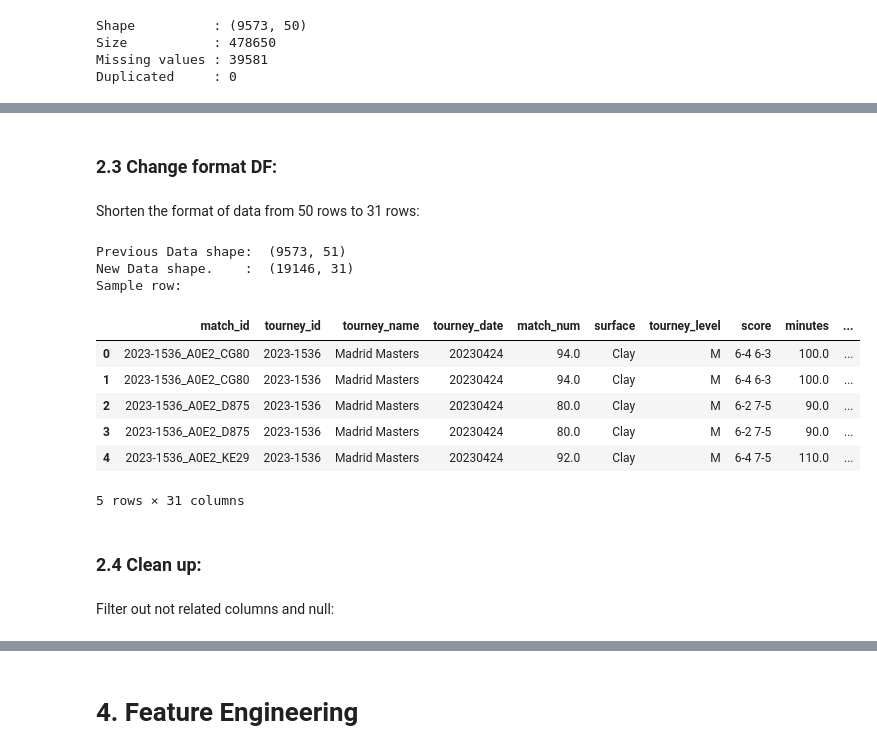
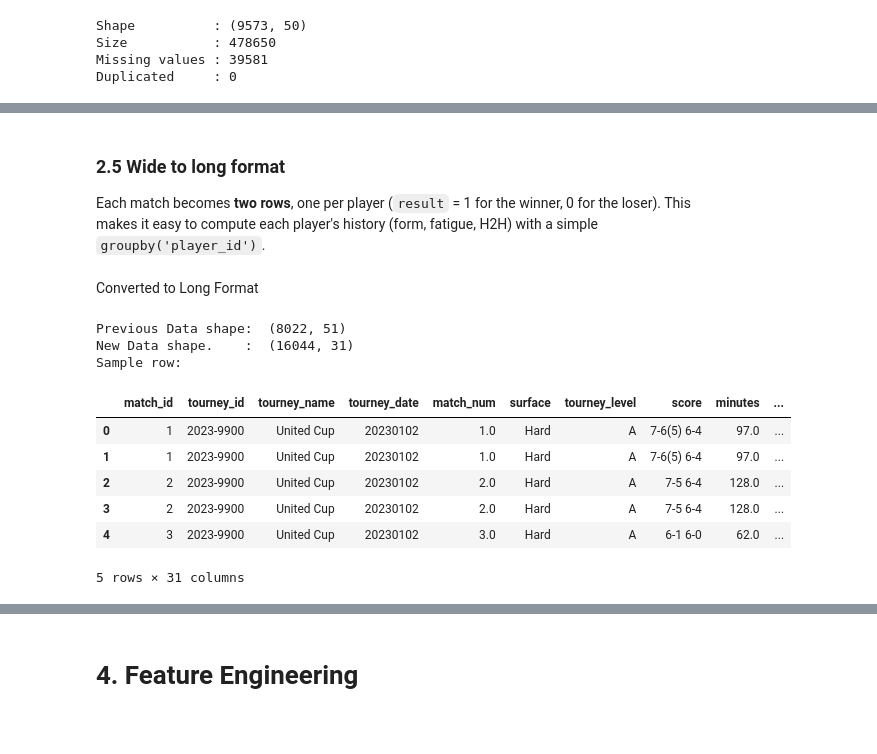
Before and after one commit to Lukevu-hub/us-open-ml-predictor, a Jupyter notebook: US_Open_26.ipynb, the cells around one changed output, grey strips where cells are left out. Cells and saved outputs as stored; diff of their text form; code cells hidden in the pictures; blank space fills up the shorter version.

```diff
--- a/US_Open_26.ipynb
+++ b/US_Open_26.ipynb
@@ -73,0 +97,12 @@ Duplicated     : 0
+# %%
+df_clean = df[df['match_num'].notnull()].copy()
+df_clean = df_clean[~df_clean['tourney_name'].str.contains('Davis')] # Not include Davis CUP
+df_clean = df_clean[df_clean['w_SvGms'].notnull() & df_clean['l_SvGms'].notnull()]              # Remove missing points data
+df_clean = df_clean[~df_clean['score'].str.contains('W/O|RET|DEF', na=False)]         # Remove matches with retirement/ walkover/ Default
+df_clean['tourney_name'] = df_clean['tourney_name'].replace('Rio de Janeiro', 'Rio De Janeiro') # Standardize tournament name
+df_clean = df_clean.reset_index(drop=True) #Reset index after cleaning
+df_clean['match_id'] = np.arange(len(df_clean)) + 1 # Add match_id column
+print("Data shape after cleaning: ")
+check_df(df_clean)
+missing = pd.DataFrame(df_clean.isnull().sum(), columns=['missing_count'])
+print("\n", missing[missing['missing_count'] > 0])
@@ -74,65 +170,61 @@ Duplicated     : 0
 # %% [markdown]
-### 2.3 Change format DF:
+### 2.5 Wide to long format
+Each match becomes **two rows**, one per player (`result` = 1 for the winner, 0 for the loser).
+This makes it easy to compute each player's history (form, fatigue, H2H) with a simple `groupby('player_id')`.
-# %% [markdown]
-Shorten the format of data from 50 rows to 31 rows:
 # %%
 # Data Cleaning and Formatting
 def convert_to_long_format(df):
     """
     convert from wide format to long format
     """
-    # 1. Create Match ID by combining tourney_id, winner_id, and loser_id
-    df['match_id'] = df['tourney_id'].astype(str) + "_" + df['winner_id'].astype(str)+ "_" + df['loser_id'].astype(str)
 
-    # 2. Maintain common columns for both Winner and Loser groups
+    # 1. Maintain common columns for both Winner and Loser groups
     common_cols = ['match_id','tourney_id','tourney_name', 'tourney_date','match_num','surface', 'tourney_level','score','minutes']
 
-    # 3. Create Winner group by removing 'winner_' and 'w_'
+    # 2. Create Winner group by removing 'winner_' and 'w_'
     winner_cols = [c for c in df.columns if c.startswith('winner_') or c.startswith('w_')]
     df_winner = df[common_cols + winner_cols].copy()
     df_winner.columns = [c.replace('winner_', 'player_').replace('w_', 'player_') for c in df_winner.columns]
 
-    # 4. Compute result column = 1 (Win) and create opponent_id
+    # 3. Compute result column = 1 (Win) and create opponent_id
     df_winner['result'] = 1
     df_winner['opponent_id'] = df['loser_id']
     df_winner['opponent_name'] = df['loser_name']
 
-    # 5. Create Loser Group by removing 'loser_' and 'l_'
+    # 4. Create Loser Group by removing 'loser_' and 'l_'
     loser_cols = [c for c in df.columns if c.startswith('loser_') or c.startswith('l_')]
     df_loser = df[common_cols + loser_cols].copy()
     df_loser.columns = [c.replace('loser_', 'player_').replace('l_', 'player_') for c in df_loser.columns]
 
-    # 6. Compute result column = 0 (Loss) and create opponent_id
+    # 5. Compute result column = 0 (Loss) and create opponent_id
     df_loser['result'] = 0
     df_loser['opponent_id'] = df['winner_id']
     df_loser['opponent_name'] = df['winner_name']
 
-    # 7. Concatenate winner and loser tables
+    # 6. Concatenate winner and loser tables
     df_long = pd.concat([df_winner, df_loser], ignore_index=True)
 
-    # 8. Sort by match_id to ensure that winner and loser of the same match are adjacent
+    # 7. Sort by match_id to ensure that winner and loser of the same match are adjacent
     df_long = df_long.sort_values(by=['match_id']).reset_index(drop=True)
 
     return df_long
+# %% [markdown]
+Converted to Long Format
 # %%
 # Convert to long format and check results:
-df_new = convert_to_long_format(df)
-print("Previous Data shape: ", df.shape)
-print("New Data shape.    : ", df_new.shape)
+df_final = convert_to_long_format(df_clean)
+print("Previous Data shape: ", df_clean.shape)
+print("New Data shape.    : ", df_final.shape)
 print("Sample row:")
-df_new.head(5)
+df_final.head(5)
 # %% [output]
-Previous Data shape:  (9573, 51)
-New Data shape.    :  (19146, 31)
+Previous Data shape:  (8022, 51)
+New Data shape.    :  (16044, 31)
 Sample row:
 |  | match_id | tourney_id | tourney_name | tourney_date | match_num | surface | tourney_level | score | minutes | ... |
-| 0 | 2023-1536_A0E2_CG80 | 2023-1536 | Madrid Masters | 20230424 | 94.0 | Clay | M | 6-4 6-3 | 100.0 | ... |
-| 1 | 2023-1536_A0E2_CG80 | 2023-1536 | Madrid Masters | 20230424 | 94.0 | Clay | M | 6-4 6-3 | 100.0 | ... |
-| 2 | 2023-1536_A0E2_D875 | 2023-1536 | Madrid Masters | 20230424 | 80.0 | Clay | M | 6-2 7-5 | 90.0 | ... |
-| 3 | 2023-1536_A0E2_D875 | 2023-1536 | Madrid Masters | 20230424 | 80.0 | Clay | M | 6-2 7-5 | 90.0 | ... |
-| 4 | 2023-1536_A0E2_KE29 | 2023-1536 | Madrid Masters | 20230424 | 92.0 | Clay | M | 6-4 7-5 | 110.0 | ... |
+| 0 | 1 | 2023-9900 | United Cup | 20230102 | 1.0 | Hard | A | 7-6(5) 6-4 | 97.0 | ... |
+| 1 | 1 | 2023-9900 | United Cup | 20230102 | 1.0 | Hard | A | 7-6(5) 6-4 | 97.0 | ... |
+| 2 | 2 | 2023-9900 | United Cup | 20230102 | 2.0 | Hard | A | 7-5 6-4 | 128.0 | ... |
+| 3 | 2 | 2023-9900 | United Cup | 20230102 | 2.0 | Hard | A | 7-5 6-4 | 128.0 | ... |
+| 4 | 3 | 2023-9900 | United Cup | 20230102 | 3.0 | Hard | A | 6-1 6-0 | 62.0 | ... |
 5 rows × 31 columns
-# %% [markdown]
-### 2.4 Clean up:
-# %% [markdown]
-Filter out not related columns and null:
```
Also changed, not shown: parts of 58 cells of this notebook, 8 other files.
